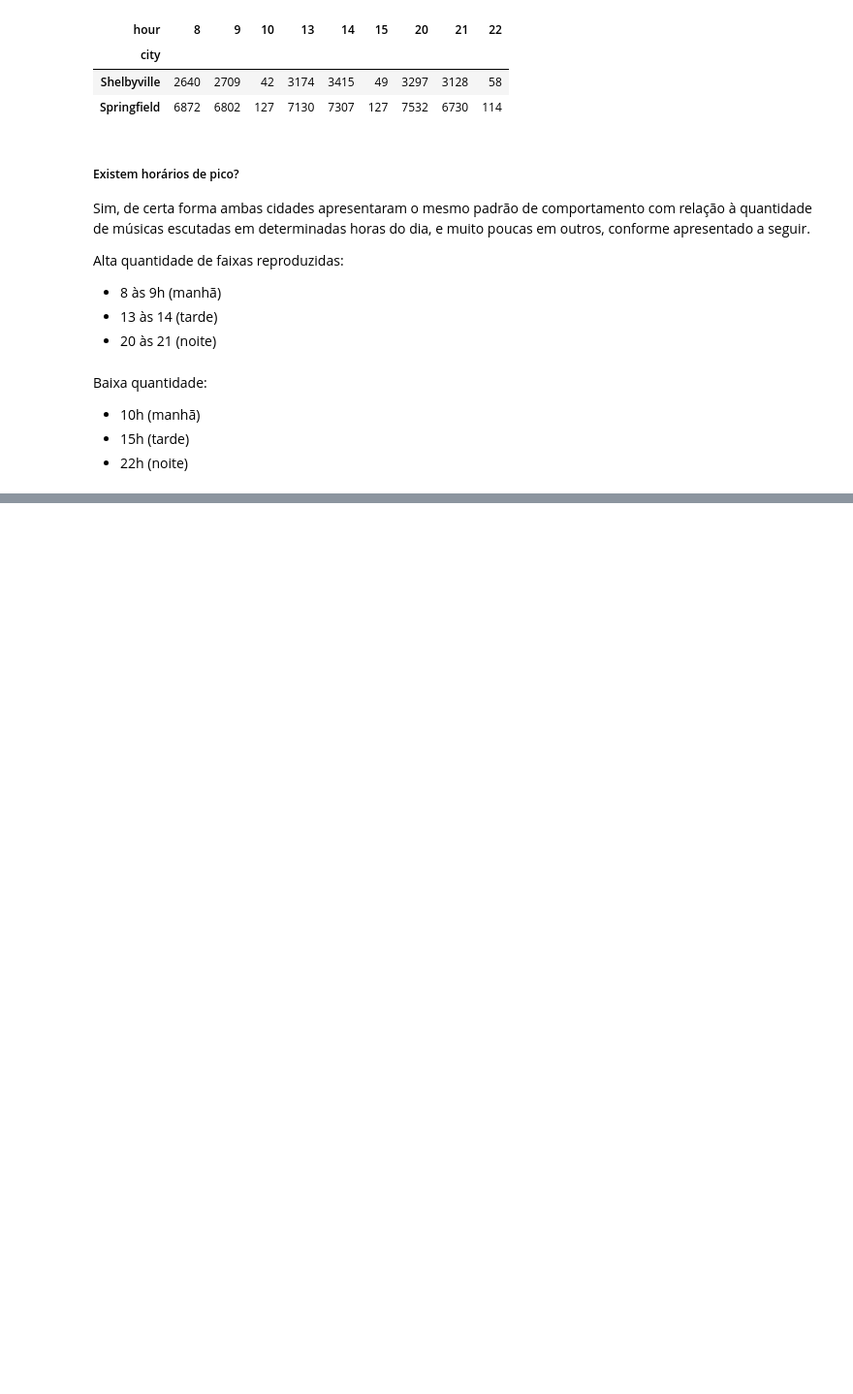
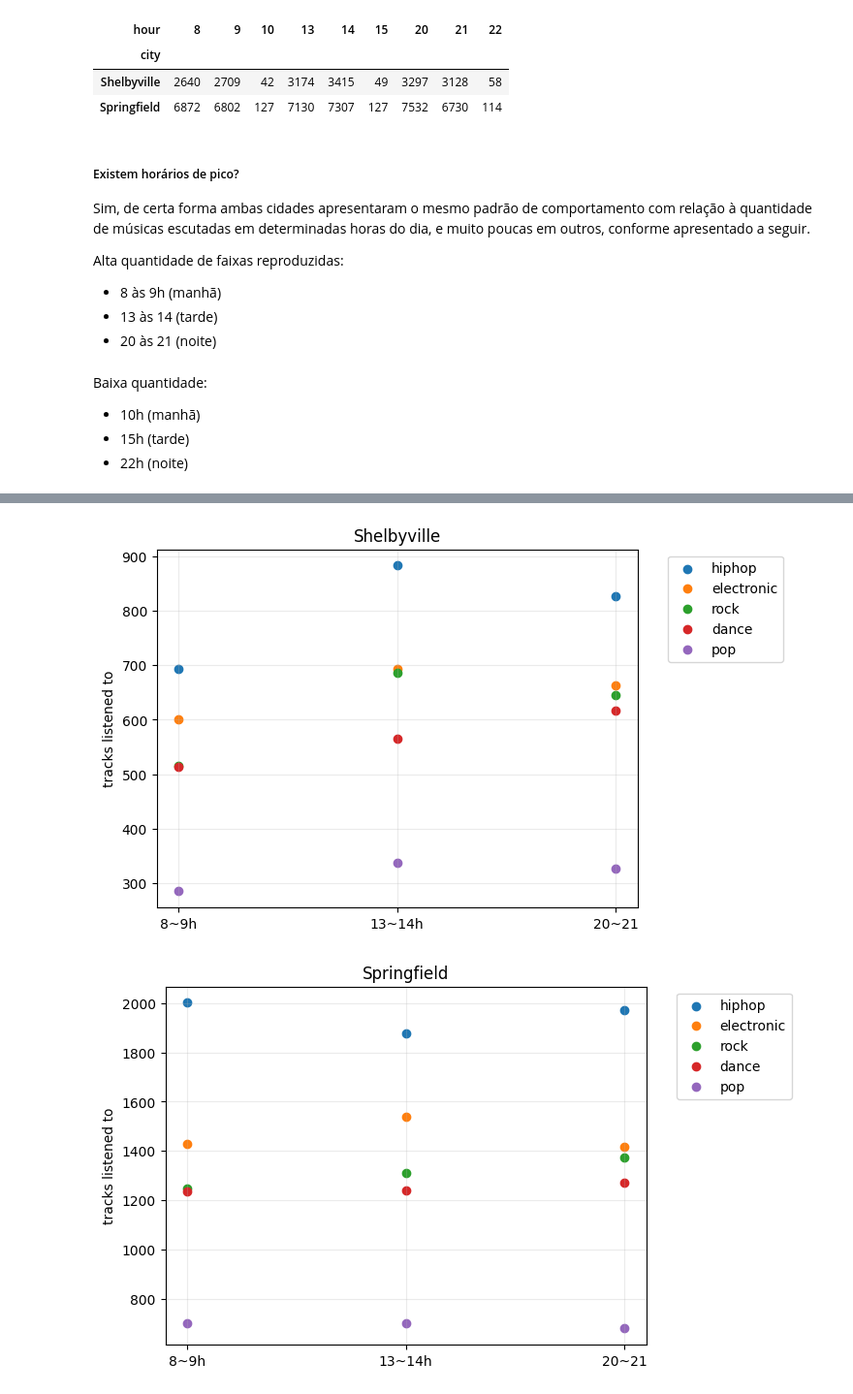
Before and after one commit to lucas-mithidieri/projetos, a Jupyter notebook: music_preferences.ipynb, the cells around one changed output, grey strips where cells are left out. Shown: that part at 97% size. Saved outputs shown, nothing was run; the diff lists cells and outputs as text; code cells hidden in the pictures; blank space fills up the shorter version.

```diff
--- a/music_preferences.ipynb
+++ b/music_preferences.ipynb
@@ -207,0 +268,42 @@ Baixa quantidade:
+# %%
+slices = [df.query(f'hour=={ts[0]} or hour=={ts[1]}') for ts in [[8,9],[13,14],[20,21]]]
+# %%
+top5 = top5_shelby.index.values
+timestamp = ['8~9h', '13~14h', '20~21']
+horarios = timestamp
+generos = top5
+
+for city in ['Shelbyville', 'Springfield']:
+    contagens = [slice.query(f'city == "{city}" and genre in @top5')['genre'].value_counts().values
+     for slice in slices]
+
+    # Transpor a lista de contagens para que as contagens de gêneros sejam listas separadas
+    contagens_transpostas = list(map(list, zip(*contagens)))
+
+    # Preparar os eixos x e y
+    x = range(len(horarios))
+    y = contagens_transpostas
+
+    # Criar o scatterplot
+    for i, genero in enumerate(generos):
+        plt.scatter(x, y[i], label=genero)
+
+    # Definir rótulos dos eixos e legenda
+    plt.xticks(x, horarios)
+
+    plt.ylabel('tracks listened to')
+    plt.legend()
+    # plt.ylim(ys)
+
+    plt.grid(True, alpha=0.25)
+
+    plt.title(city)
+
+    # Mova a legenda para fora do gráfico
+    legend = plt.legend()
+    legend.set_bbox_to_anchor((1.05, 1))
+
+    plt.show()
+# %% [output]
+[figure, added]
+[figure, added]
```
Also changed, not shown: parts of 14 cells of this notebook.
